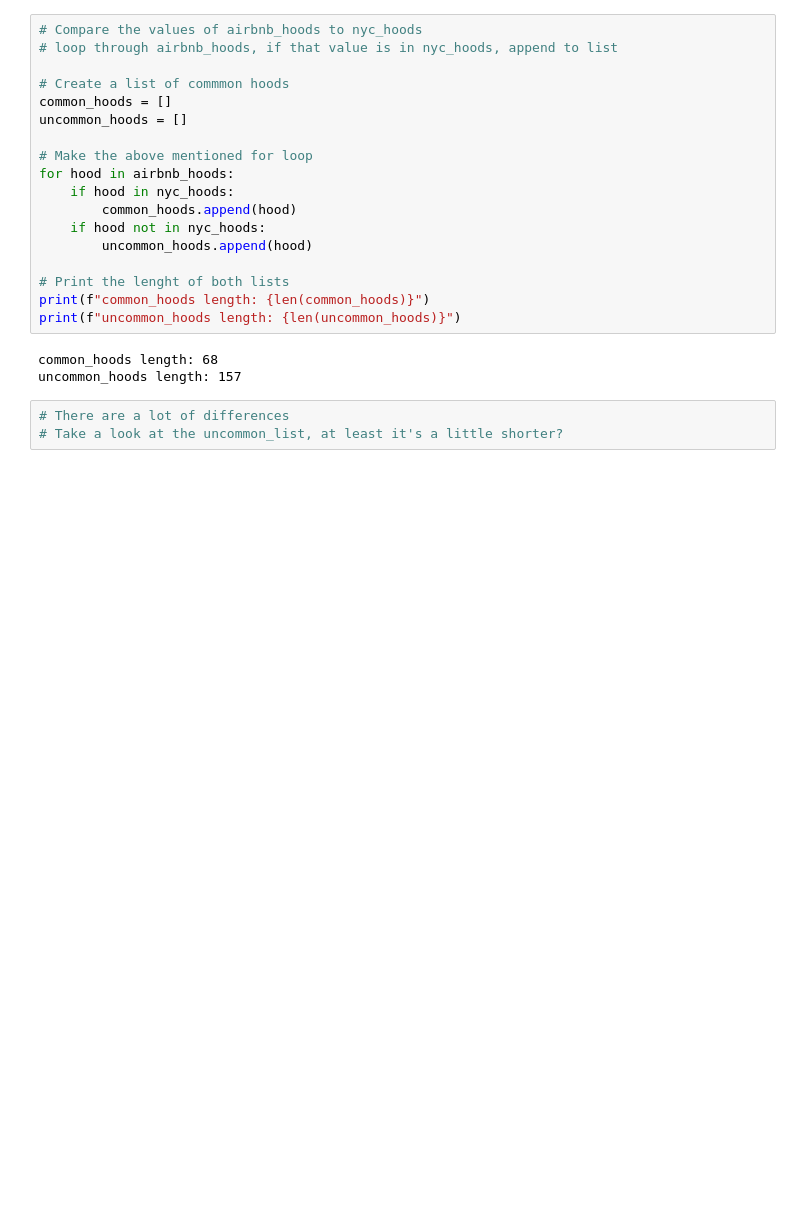
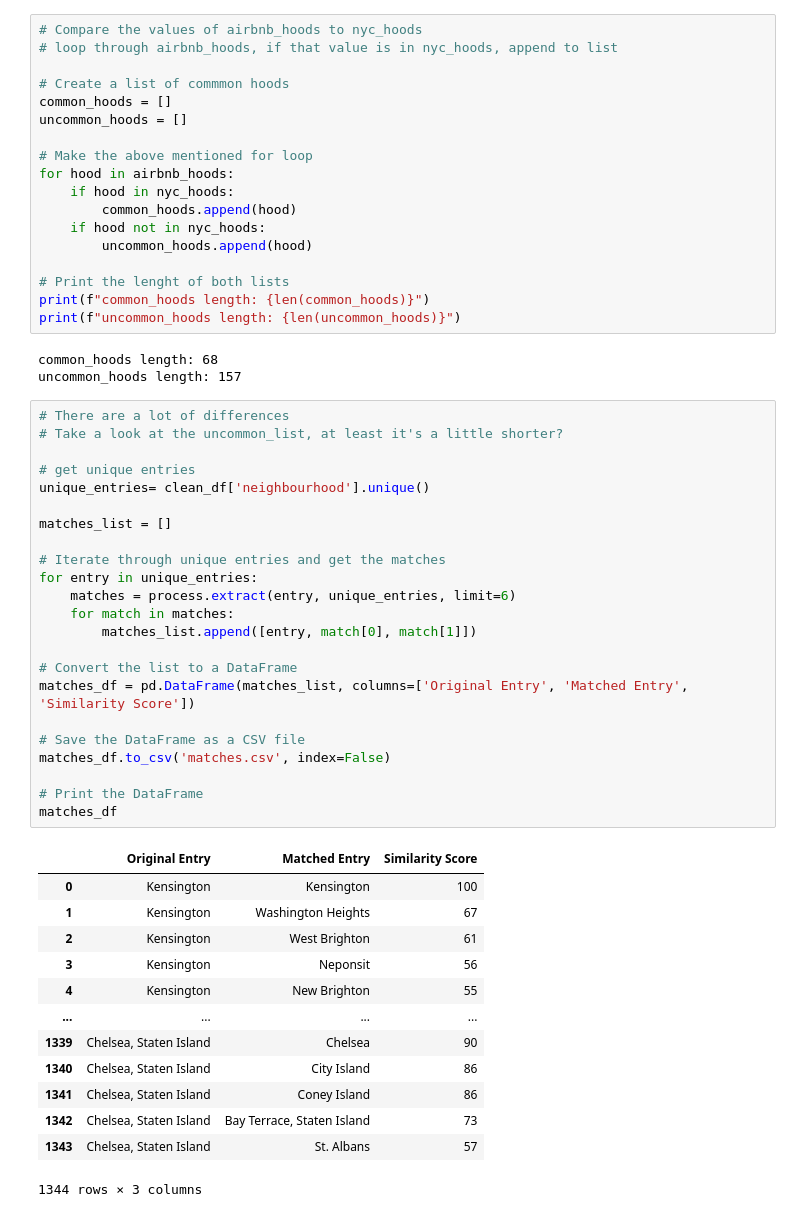
Before and after one commit to nickbartram/team6_project, a Jupyter notebook: main.ipynb, the cells around one changed output. Drawn from its saved outputs; the diff is of its cells as text; blank space fills up the shorter version.

```diff
--- a/main.ipynb
+++ b/main.ipynb
@@ -467,6 +471,40 @@ print(f"uncommon_hoods length: {len(uncommon_hoods)}")
 # %% [output]
 common_hoods length: 68
 uncommon_hoods length: 157
-# %%
-# There are a lot of differences
-# Take a look at the uncommon_list, at least it's a little shorter?
+# %%
+# There are a lot of differences
+# Take a look at the uncommon_list, at least it's a little shorter?
+
+# get unique entries
+unique_entries= clean_df['neighbourhood'].unique()
+
+matches_list = []
+
+# Iterate through unique entries and get the matches
+for entry in unique_entries:
+    matches = process.extract(entry, unique_entries, limit=6)
+    for match in matches:
+        matches_list.append([entry, match[0], match[1]])
+
+# Convert the list to a DataFrame
+matches_df = pd.DataFrame(matches_list, columns=['Original Entry', 'Matched Entry', 'Similarity Score'])
+
+# Save the DataFrame as a CSV file
+matches_df.to_csv('matches.csv', index=False)
+
+# Print the DataFrame
+matches_df
+# %% [output]
+|  | Original Entry | Matched Entry | Similarity Score |
+| 0 | Kensington | Kensington | 100 |
+| 1 | Kensington | Washington Heights | 67 |
+| 2 | Kensington | West Brighton | 61 |
+| 3 | Kensington | Neponsit | 56 |
+| 4 | Kensington | New Brighton | 55 |
+| ... | ... | ... | ... |
+| 1339 | Chelsea, Staten Island | Chelsea | 90 |
+| 1340 | Chelsea, Staten Island | City Island | 86 |
+| 1341 | Chelsea, Staten Island | Coney Island | 86 |
+| 1342 | Chelsea, Staten Island | Bay Terrace, Staten Island | 73 |
+| 1343 | Chelsea, Staten Island | St. Albans | 57 |
+1344 rows × 3 columns
```
Also changed, not shown: parts of 3 cells of this notebook, 1 other file.
